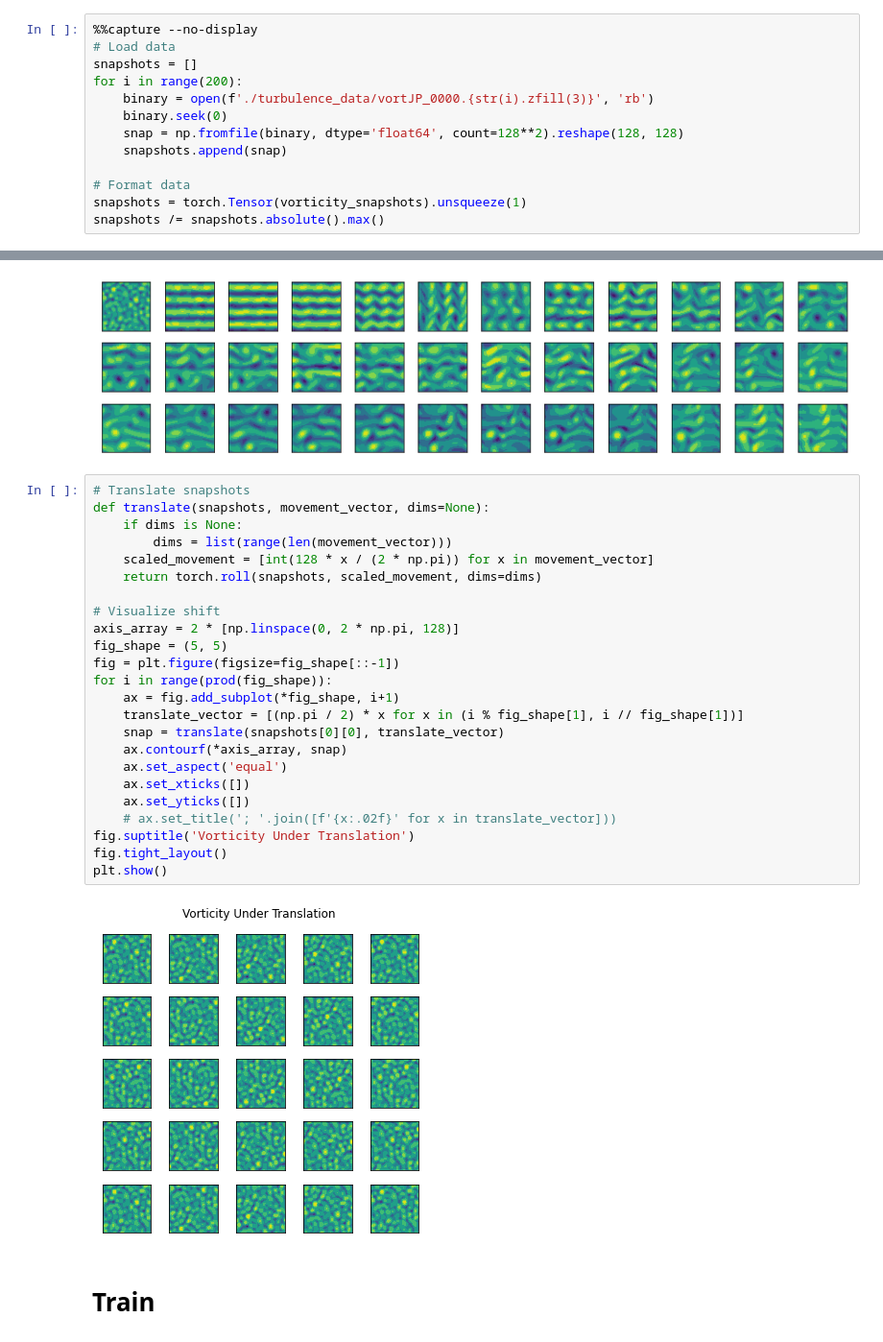
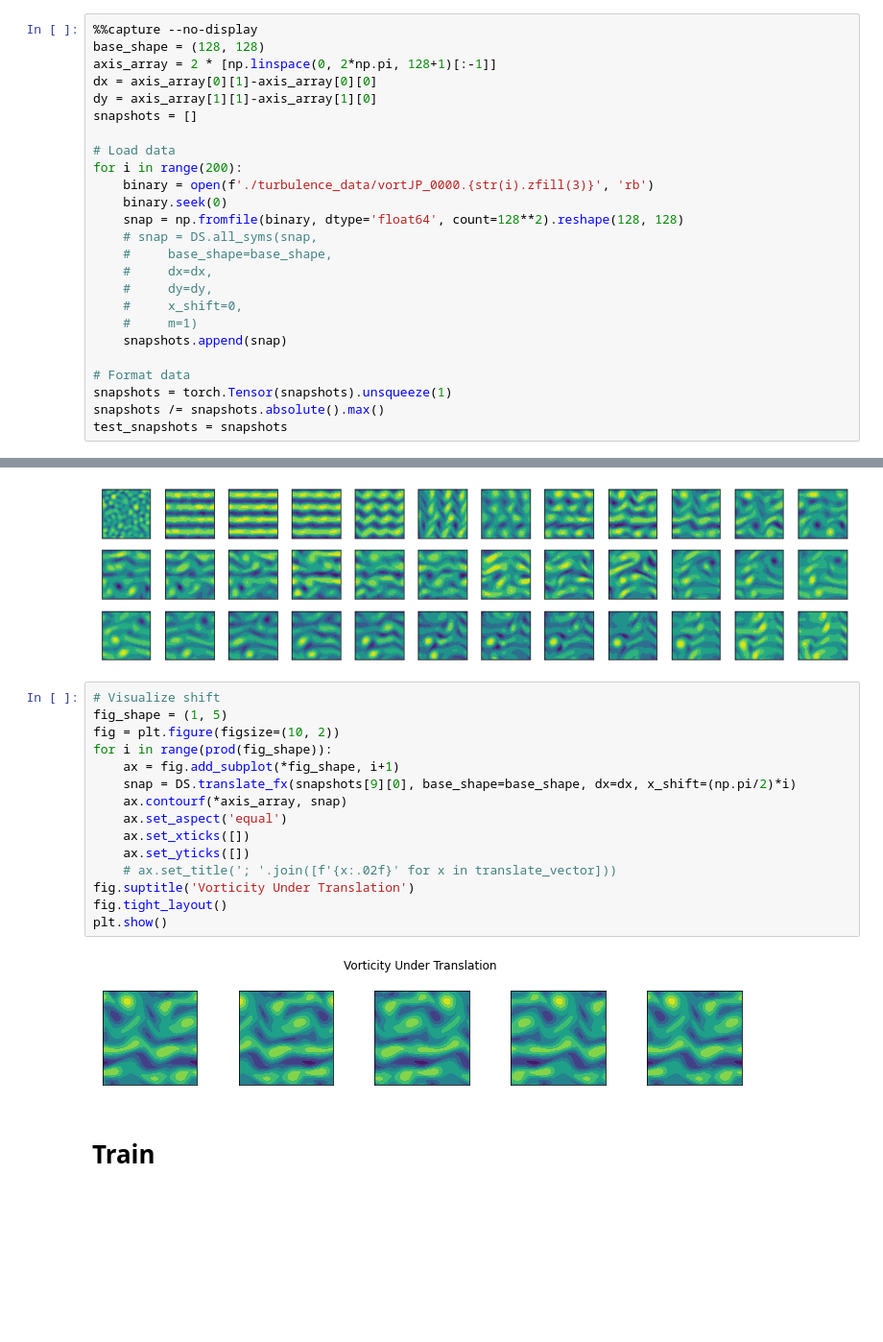
Before and after one commit to Oafish1/Autoencoder-Eigenanalysis, a Jupyter notebook: notebook.ipynb, the cells around one changed output, grey strips where cells are left out. Shown: that part at 96% size. Saved outputs shown, nothing was run; the diff lists cells and outputs as text; blank space fills up the shorter version.

```diff
--- a/notebook.ipynb
+++ b/notebook.ipynb
@@ -18,14 +20,26 @@ Device: cuda:0
 # Load Data
 # %%
 %%capture --no-display
+base_shape = (128, 128)
+axis_array = 2 * [np.linspace(0, 2*np.pi, 128+1)[:-1]]
+dx = axis_array[0][1]-axis_array[0][0]
+dy = axis_array[1][1]-axis_array[1][0]
+snapshots = []
+
 # Load data
-snapshots = []
 for i in range(200):
     binary = open(f'./turbulence_data/vortJP_0000.{str(i).zfill(3)}', 'rb')
     binary.seek(0)
     snap = np.fromfile(binary, dtype='float64', count=128**2).reshape(128, 128)
+    # snap = DS.all_syms(snap,
+    #     base_shape=base_shape,
+    #     dx=dx,
+    #     dy=dy,
+    #     x_shift=0,
+    #     m=1)
     snapshots.append(snap)
 
 # Format data
-snapshots = torch.Tensor(vorticity_snapshots).unsqueeze(1)
+snapshots = torch.Tensor(snapshots).unsqueeze(1)
 snapshots /= snapshots.absolute().max()
+test_snapshots = snapshots
@@ -45,31 +61,22 @@ plt.show()
 # %% [output]
 [figure]
 # %%
-# Translate snapshots
-def translate(snapshots, movement_vector, dims=None):
-    if dims is None:
-        dims = list(range(len(movement_vector)))
-    scaled_movement = [int(128 * x / (2 * np.pi)) for x in movement_vector]
-    return torch.roll(snapshots, scaled_movement, dims=dims)
-
 # Visualize shift
-axis_array = 2 * [np.linspace(0, 2 * np.pi, 128)]
-fig_shape = (5, 5)
-fig = plt.figure(figsize=fig_shape[::-1])
+fig_shape = (1, 5)
+fig = plt.figure(figsize=(10, 2))
 for i in range(prod(fig_shape)):
     ax = fig.add_subplot(*fig_shape, i+1)
-    translate_vector = [(np.pi / 2) * x for x in (i % fig_shape[1], i // fig_shape[1])]
-    snap = translate(snapshots[0][0], translate_vector)
+    snap = DS.translate_fx(snapshots[9][0], base_shape=base_shape, dx=dx, x_shift=(np.pi/2)*i)
     ax.contourf(*axis_array, snap)
     ax.set_aspect('equal')
     ax.set_xticks([])
     ax.set_yticks([])
     # ax.set_title('; '.join([f'{x:.02f}' for x in translate_vector]))
 fig.suptitle('Vorticity Under Translation')
 fig.tight_layout()
 plt.show()
 # %% [output]
-[figure, old version]
+[figure, new version]
 # %% [markdown]
 # Train
 # %%
```
Also changed, not shown: parts of 14 cells of this notebook, 7 other files.
